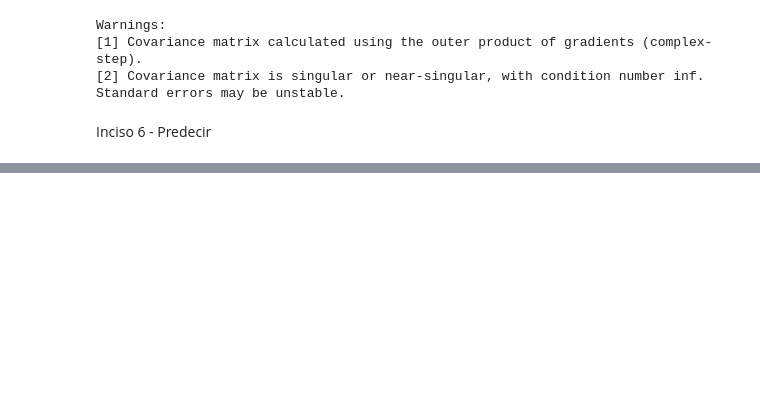
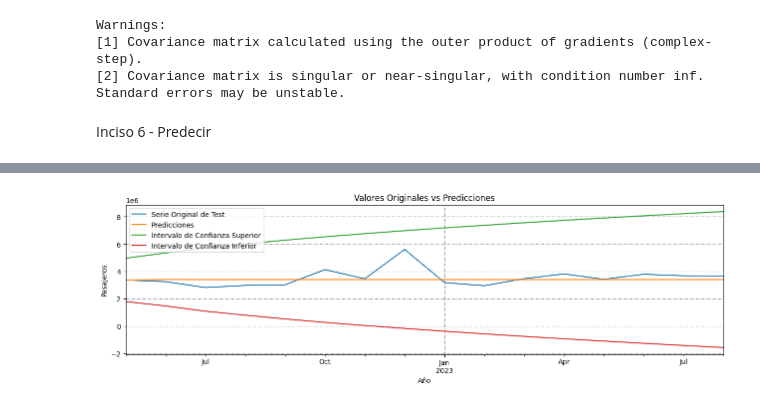
Before and after one commit to waldof86/AST, a Jupyter notebook: TP1/TP1 v2.ipynb, the cells around one changed output, grey strips where cells are left out. Saved outputs shown, nothing was run; the diff lists cells and outputs as text; code cells hidden in the pictures; blank space fills up the shorter version.

```diff
--- a/TP1/TP1 v2.ipynb
+++ b/TP1/TP1 v2.ipynb
@@ -418,0 +470,4 @@ plot_pacf(residuos, lags = 20)
+# %%
+modelo_arima = SARIMAX(train, order=(1,1,0), seasonal_order=(0,0,0,0))
+modelo_arima = modelo_arima.fit()
+print(modelo_arima.summary())
@@ -418,0 +492,8 @@ plot_pacf(residuos, lags = 20)
+# %%
+# Utilizando el modelo realizamos la prediccion correspondiente a los primeros 15 días del test
+predicciones_arima = modelo_arima.get_forecast(16)
+
+# Graficamos la porcion de test de la serie original junto con las predicciones y los intervalos de confianza
+graficar_pred(test[:16], predicciones_arima.predicted_mean, predicciones_arima.conf_int())
+# %% [output]
+[figure, added]
```
Also changed, not shown: parts of 18 cells of this notebook, 4 other files.
